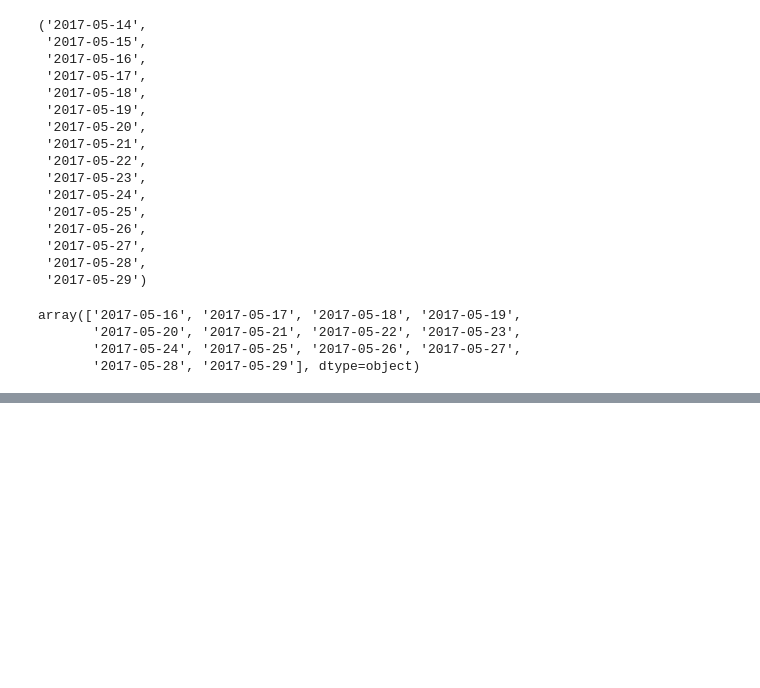
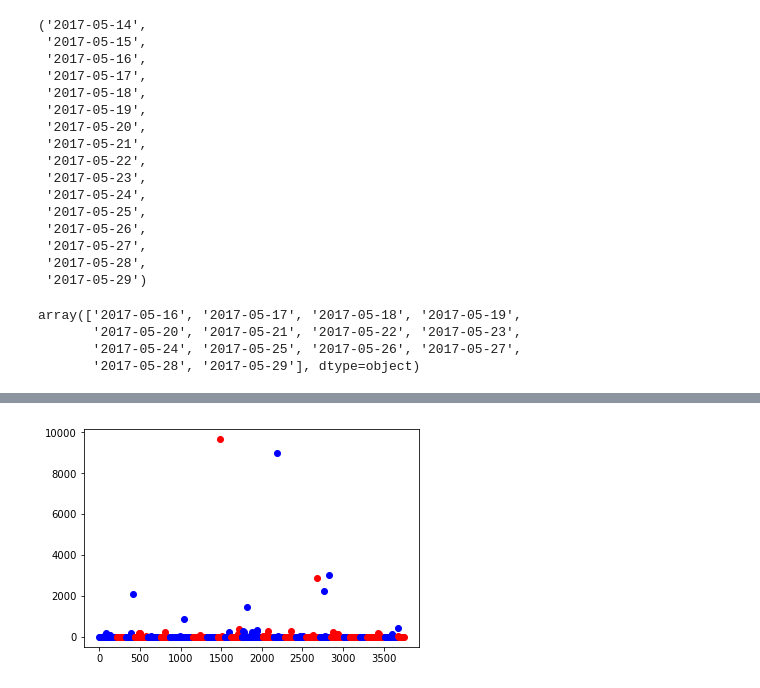
Before and after one commit to lukemuszynski/pd4python, a Jupyter notebook: Dane srednie.ipynb, the cells around one changed output, grey strips where cells are left out. Cells and saved outputs as stored; diff of their text form; code cells hidden in the pictures; blank space fills up the shorter version.

```diff
--- a/Dane srednie.ipynb
+++ b/Dane srednie.ipynb
@@ -200,0 +204,4 @@ plt.show()
+# %%
+for temp_df in data_line_brigade:
+    temp_df=temp_df.sort_values('Timestamp')
+data_line_brigade[0].head()
@@ -200,0 +227,5 @@ plt.show()
+# %%
+N = data_line_brigade[0].count().Status
+lon = data_line_brigade[0].Lon.values
+lat = data_line_brigade[0].Lat.values
+timestamps = data_line_brigade[0].Timestamp.values
@@ -200,0 +257,6 @@ plt.show()
+# %%
+speed_line_brigade_df = pd.DataFrame()
+speed_line_brigade_df = speed_line_brigade_df.assign(FirstLine=first_line)
+speed_line_brigade_df = speed_line_brigade_df.assign(Brigade=brigade)
+speed_line_brigade_df = speed_line_brigade_df.assign(MeanSpeed=mean_speeds)
+speed_line_brigade_df.head()
@@ -200,0 +270,26 @@ plt.show()
+# %%
+def plotDataFrame(input_df):
+    i=1
+    xcounter=0
+    for line in lines:
+        if i==1:
+            i=-i
+            temp_df = input_df[input_df.FirstLine == line]
+            elems = len(temp_df.index)
+            rng = list(map(lambda x: x*5,range(xcounter,xcounter+elems)))
+            plt.plot(rng,temp_df.MeanSpeed.values,'bo')
+            xcounter = xcounter+elems
+        else:
+            i=-i
+            temp_df = input_df[input_df.FirstLine == line]
+            elems = len(temp_df.index)
+            rng = list(map(lambda x: x*5,range(xcounter,xcounter+elems)))
+            plt.plot(rng,temp_df.MeanSpeed.values,'ro')
+            xcounter = xcounter+elems
+
+    #plt.plot(np.arange(750)[1::2],speed_line_brigade_df.MeanSpeed.values[1::2],'ro')
+    plt.show()
+
+plotDataFrame(speed_line_brigade_df)
+# %% [output]
+[figure, added]
```
Also changed, not shown: parts of 18 cells of this notebook, 3 other files.
